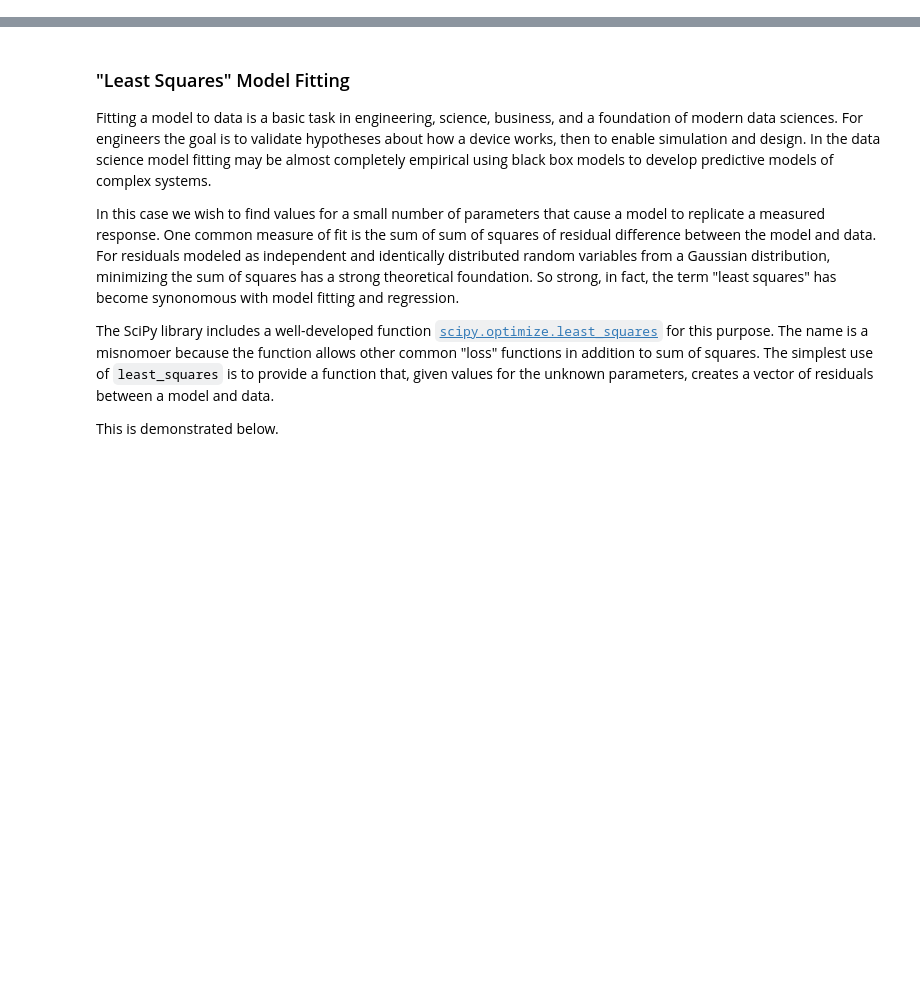
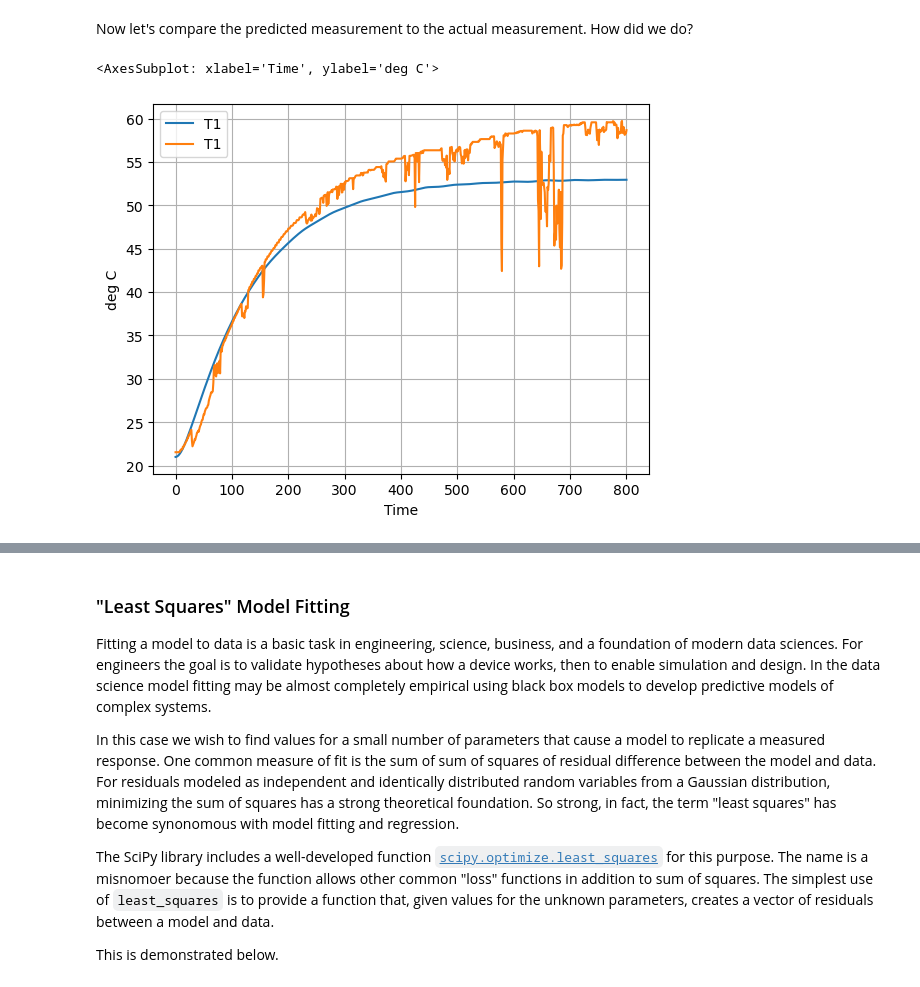
Before and after one commit to jckantor/cbe30338-book, a Jupyter notebook: _build/jupyter_execute/notebooks/02.05-Second-Order.ipynb, the cells around one changed output, grey strips where cells are left out. Saved outputs shown, nothing was run; the diff lists cells and outputs as text; code cells hidden in the pictures; blank space fills up the shorter version.

```diff
--- a/_build/jupyter_execute/notebooks/02.05-Second-Order.ipynb
+++ b/_build/jupyter_execute/notebooks/02.05-Second-Order.ipynb
@@ -117,0 +136,8 @@ pred
+# %% [markdown]
+Now let's compare the predicted measurement to the actual measurement. How did we do?
+# %%
+ax = pred.plot(y=["T1"], ylabel="deg C")
+data.plot(ax=ax, y=["T1"], grid=True)
+# %% [output]
+<AxesSubplot: xlabel='Time', ylabel='deg C'>
+[figure, added]
```
Also changed, not shown: parts of 17 cells of this notebook, 28 other files.
